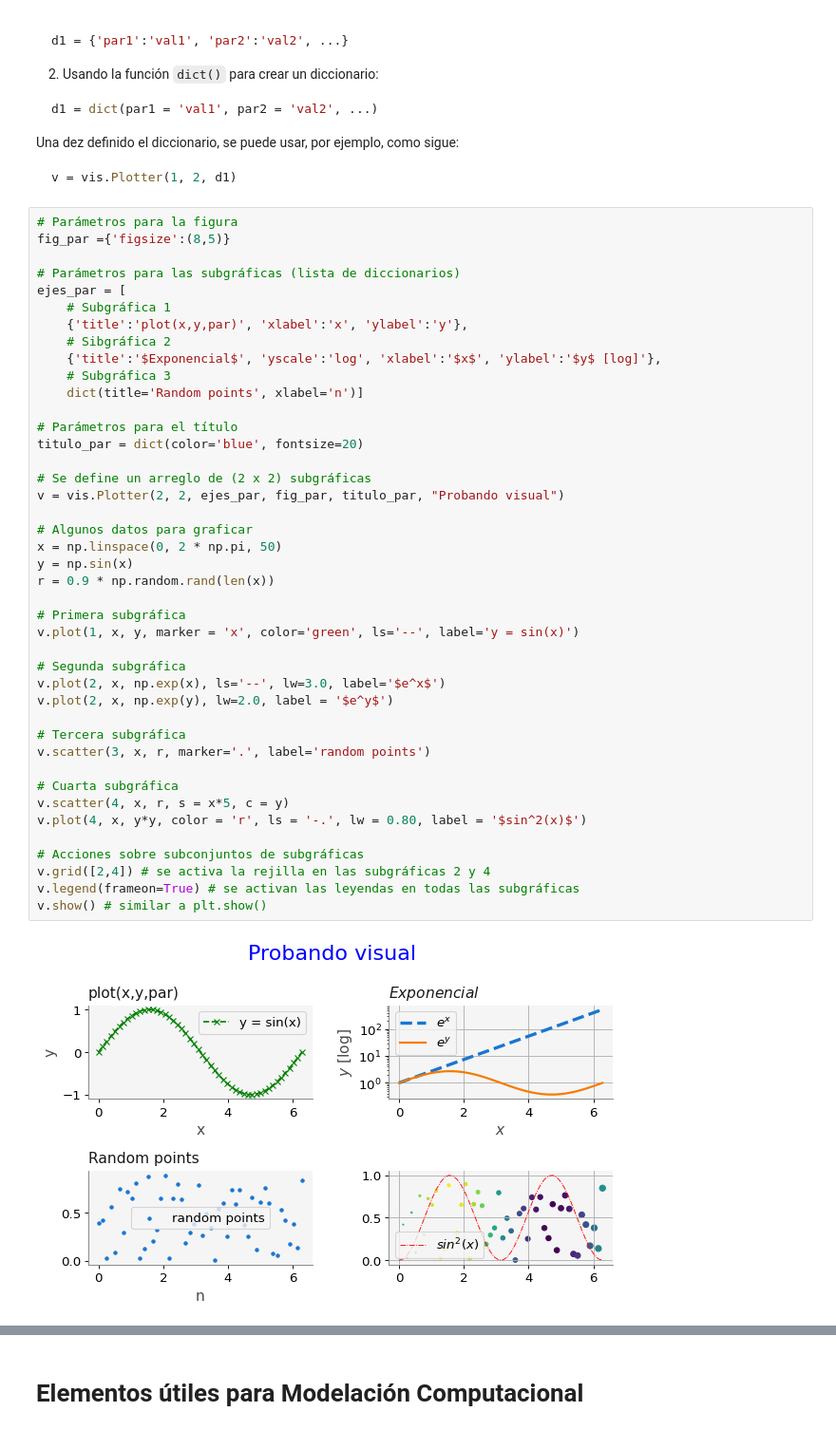
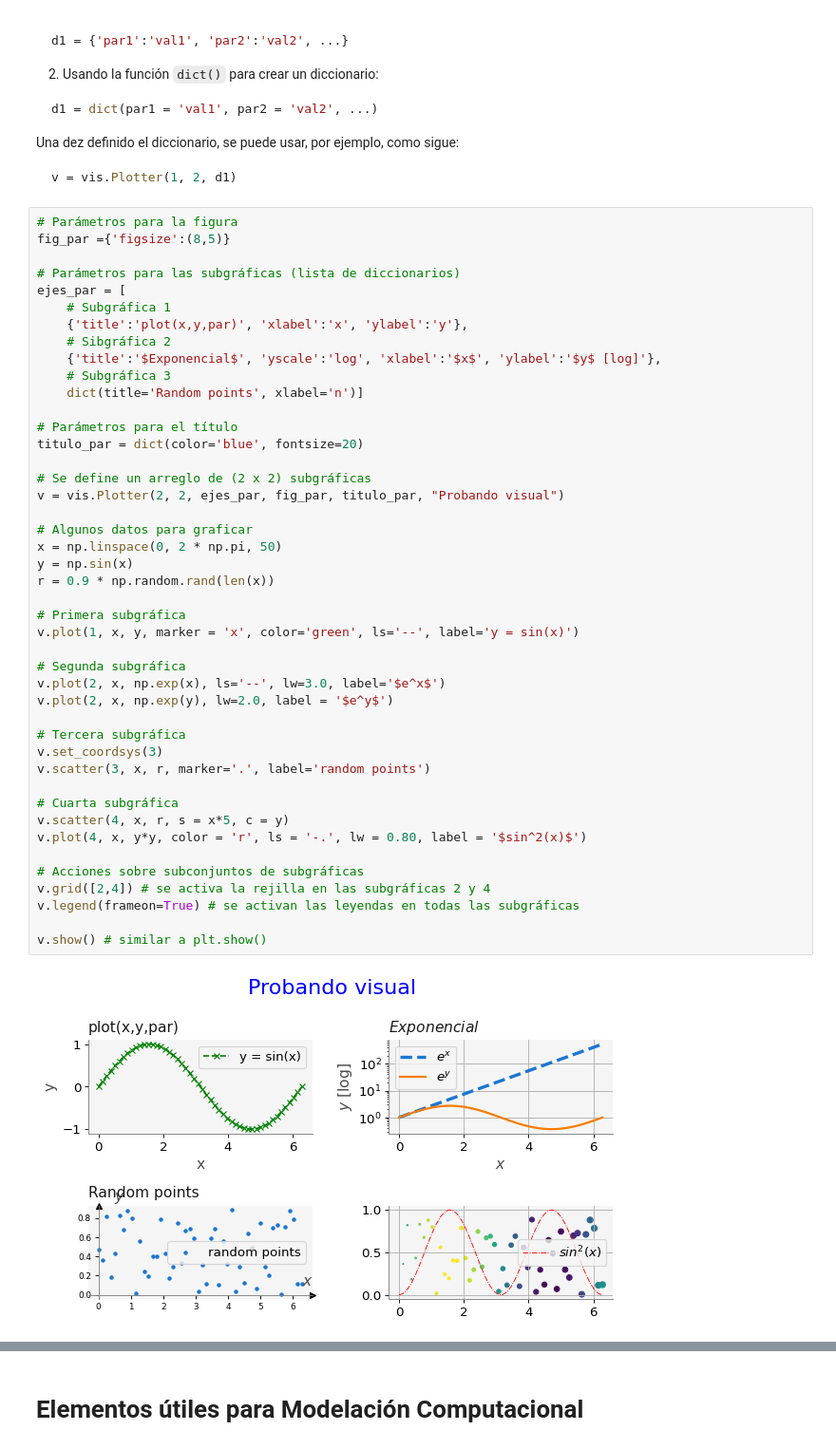
Before and after one commit to luiggix/macti_lib, a Jupyter notebook: macti/test_visual.ipynb, the cells around one changed output, grey strips where cells are left out. Shown at 95% size. Drawn from its saved outputs; the diff is of its cells as text.

```diff
--- a/macti/test_visual.ipynb
+++ b/macti/test_visual.ipynb
@@ -90,31 +188,33 @@ ejes_par = [
 # Parámetros para el título
 titulo_par = dict(color='blue', fontsize=20)
 
 # Se define un arreglo de (2 x 2) subgráficas
 v = vis.Plotter(2, 2, ejes_par, fig_par, titulo_par, "Probando visual")
 
 # Algunos datos para graficar
 x = np.linspace(0, 2 * np.pi, 50)
 y = np.sin(x)
 r = 0.9 * np.random.rand(len(x))
 
 # Primera subgráfica
 v.plot(1, x, y, marker = 'x', color='green', ls='--', label='y = sin(x)')
 
 # Segunda subgráfica
 v.plot(2, x, np.exp(x), ls='--', lw=3.0, label='$e^x$')
 v.plot(2, x, np.exp(y), lw=2.0, label = '$e^y$')
 
 # Tercera subgráfica
+v.set_coordsys(3)
 v.scatter(3, x, r, marker='.', label='random points')
 
 # Cuarta subgráfica
 v.scatter(4, x, r, s = x*5, c = y)
 v.plot(4, x, y*y, color = 'r', ls = '-.', lw = 0.80, label = '$sin^2(x)$')
 
 # Acciones sobre subconjuntos de subgráficas
 v.grid([2,4]) # se activa la rejilla en las subgráficas 2 y 4
 v.legend(frameon=True) # se activan las leyendas en todas las subgráficas
+
 v.show() # similar a plt.show()
 # %% [output]
-[figure, old version]
+[figure, new version]
```
Also changed, not shown: parts of 16 cells of this notebook, 1 other file.
